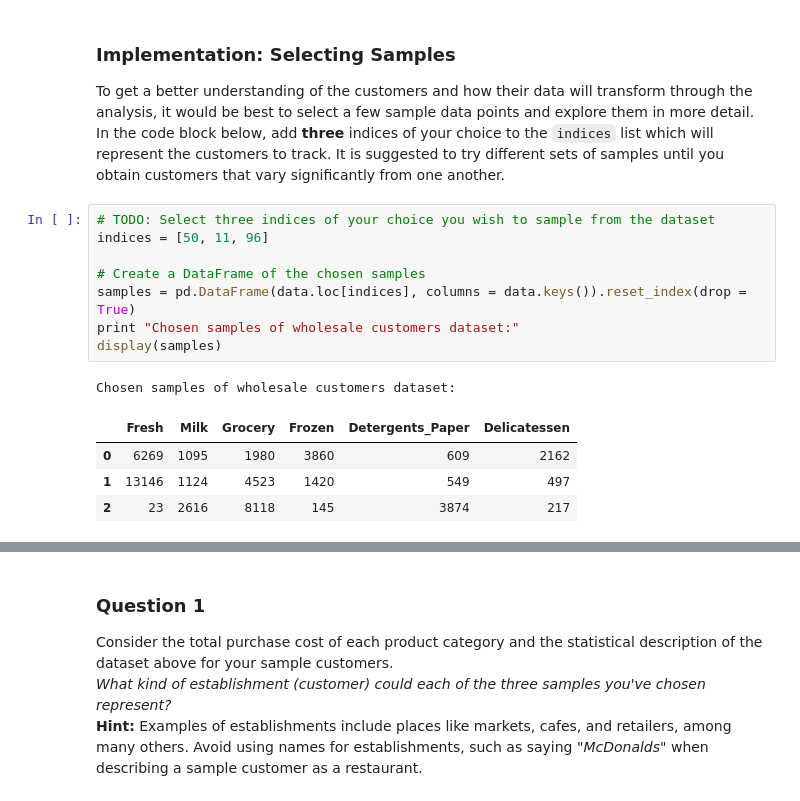
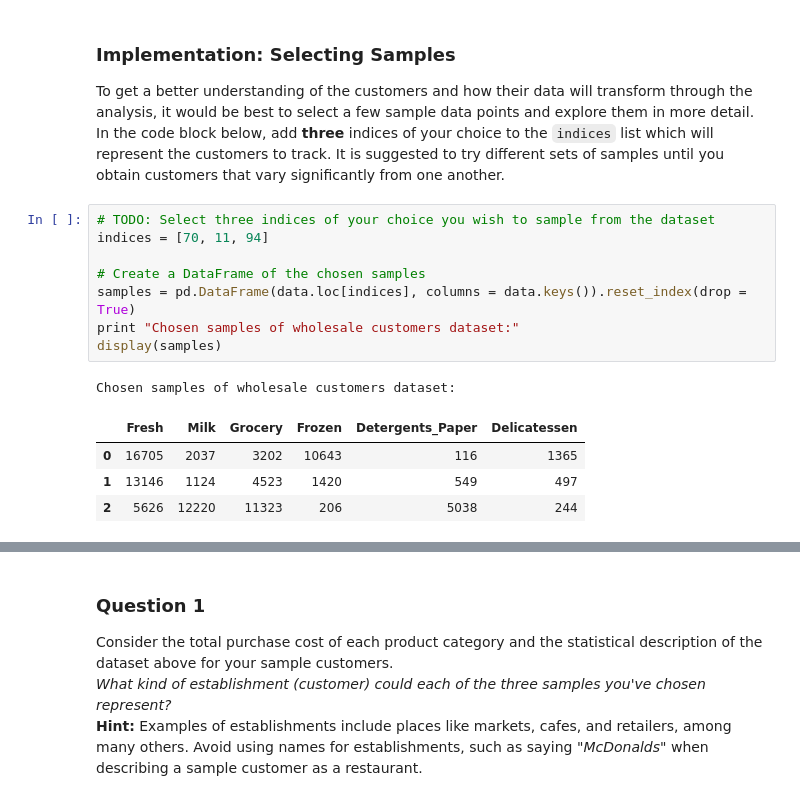
Before and after one commit to gcshekar08/udacity_pro, a Jupyter notebook: creating_customer_segments/customer_segments.ipynb, the cells around one changed output, grey strips where cells are left out. Drawn from its saved outputs; the diff is of its cells as text.

```diff
--- a/creating_customer_segments/customer_segments.ipynb
+++ b/creating_customer_segments/customer_segments.ipynb
@@ -58,15 +58,15 @@ display(data.describe())
 To get a better understanding of the customers and how their data will transform through the analysis, it would be best to select a few sample data points and explore them in more detail. In the code block below, add **three** indices of your choice to the `indices` list which will represent the customers to track. It is suggested to try different sets of samples until you obtain customers that vary significantly from one another.
 # %%
 # TODO: Select three indices of your choice you wish to sample from the dataset
-indices = [50, 11, 96]
+indices = [70, 11, 94]
 
 # Create a DataFrame of the chosen samples
 samples = pd.DataFrame(data.loc[indices], columns = data.keys()).reset_index(drop = True)
 print "Chosen samples of wholesale customers dataset:"
 display(samples)
 # %% [output]
 Chosen samples of wholesale customers dataset:
 |  | Fresh | Milk | Grocery | Frozen | Detergents_Paper | Delicatessen |
-| 0 | 6269 | 1095 | 1980 | 3860 | 609 | 2162 |
+| 0 | 16705 | 2037 | 3202 | 10643 | 116 | 1365 |
 | 1 | 13146 | 1124 | 4523 | 1420 | 549 | 497 |
-| 2 | 23 | 2616 | 8118 | 145 | 3874 | 217 |
+| 2 | 5626 | 12220 | 11323 | 206 | 5038 | 244 |
```
Also changed, not shown: parts of 18 cells of this notebook, 2 other files.
